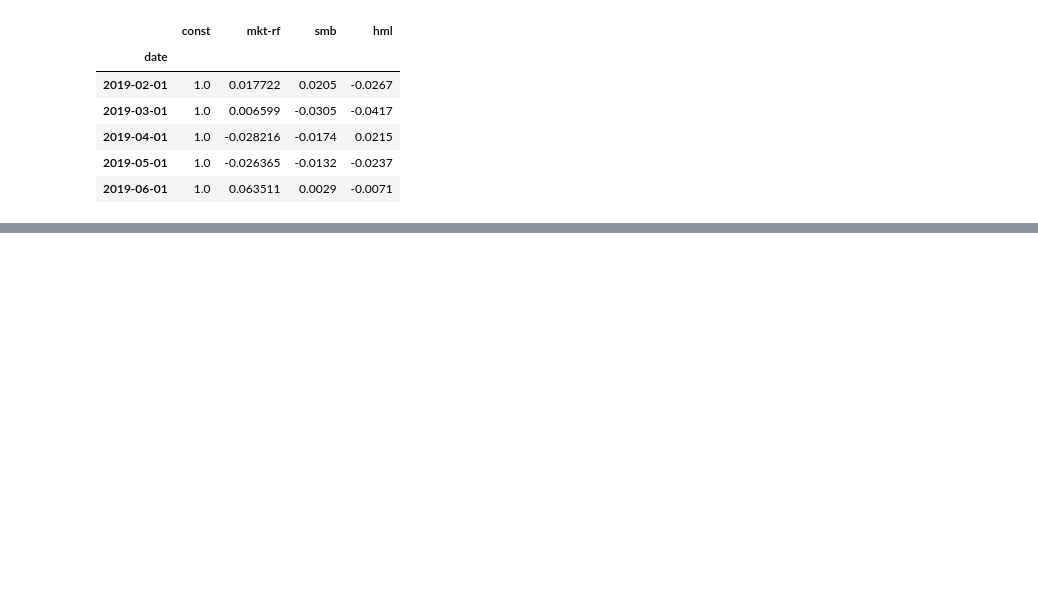
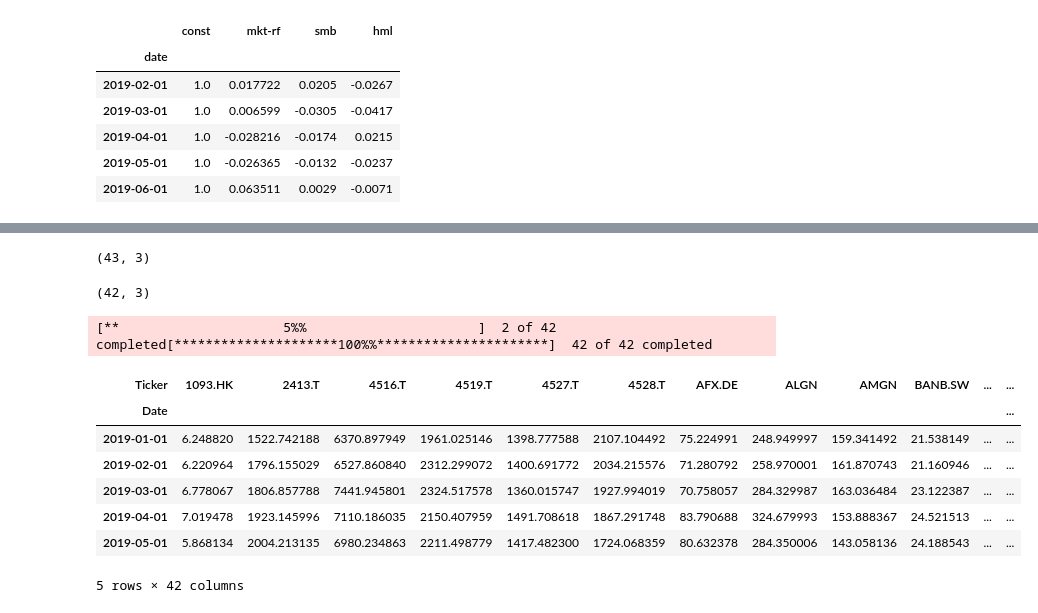
Before and after one commit to diegoo7am/microcredencial-carteras-python-2023_fork, a Jupyter notebook: Practicas/Practica2/Practica2.ipynb, the cells around one changed output, grey strips where cells are left out. Cells and saved outputs as stored; diff of their text form; code cells hidden in the pictures; blank space fills up the shorter version.

```diff
--- a/Practicas/Practica2/Practica2.ipynb
+++ b/Practicas/Practica2/Practica2.ipynb
@@ -319,0 +388,15 @@ Notes:
+# %%
+tickers = []
+error = []
+isin = list(datos_fondo['isin'])
+
+for code in isin:
+    ticker = get_symbol_for_isin(code)
+    if ticker == None:
+        error.append(code)
+        print('Error al encontrar ticker.')
+    tickers.append(ticker)
+
+datos_fondo['tickers'] = tickers
+
+datos_fondo.head()
@@ -319,0 +415,3 @@ Notes:
+# %%
+datos_fondo_ordenado = datos_fondo.sort_values(by='tickers')
+datos_fondo_ordenado.head()
@@ -319,0 +425,27 @@ Notes:
+# %%
+datos_fondo.shape
+# %% [output]
+(43, 3)
+# %%
+datos_fondo_ordenado = datos_fondo_ordenado.dropna()
+datos_fondo_ordenado.shape
+# %% [output]
+(42, 3)
+# %%
+tickers = list(datos_fondo_ordenado['tickers'])
+# %%
+raw = yf.download(tickers,
+                              start='2019-01-01',
+                              end='2024-02-28',
+                              interval='1mo')['Adj Close']
+raw.head()
+# %% [output]
+[**                     5%%                      ]  2 of 42 completed[*********************100%%**********************]  42 of 42 completed
+| Ticker | 1093.HK | 2413.T | 4516.T | 4519.T | 4527.T | 4528.T | AFX.DE | ALGN | AMGN | BANB.SW | ... | ... |
+| Date |  |  |  |  |  |  |  |  |  |  |  | ... |
+| 2019-01-01 | 6.248820 | 1522.742188 | 6370.897949 | 1961.025146 | 1398.777588 | 2107.104492 | 75.224991 | 248.949997 | 159.341492 | 21.538149 | ... | ... |
+| 2019-02-01 | 6.220964 | 1796.155029 | 6527.860840 | 2312.299072 | 1400.691772 | 2034.215576 | 71.280792 | 258.970001 | 161.870743 | 21.160946 | ... | ... |
+| 2019-03-01 | 6.778067 | 1806.857788 | 7441.945801 | 2324.517578 | 1360.015747 | 1927.994019 | 70.758057 | 284.329987 | 163.036484 | 23.122387 | ... | ... |
+| 2019-04-01 | 7.019478 | 1923.145996 | 7110.186035 | 2150.407959 | 1491.708618 | 1867.291748 | 83.790688 | 324.679993 | 153.888367 | 24.521513 | ... | ... |
+| 2019-05-01 | 5.868134 | 2004.213135 | 6980.234863 | 2211.498779 | 1417.482300 | 1724.068359 | 80.632378 | 284.350006 | 143.058136 | 24.188543 | ... | ... |
+5 rows × 42 columns
```
Also changed, not shown: parts of 31 cells of this notebook, 1 other file.
